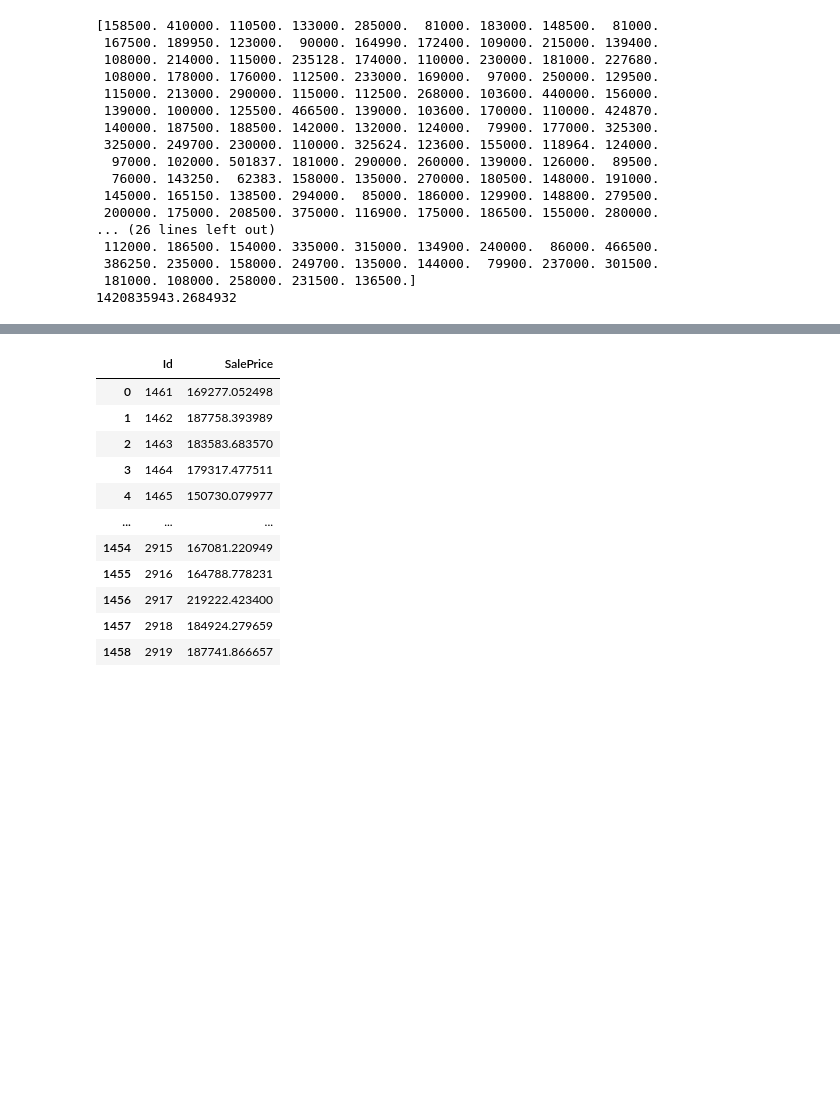
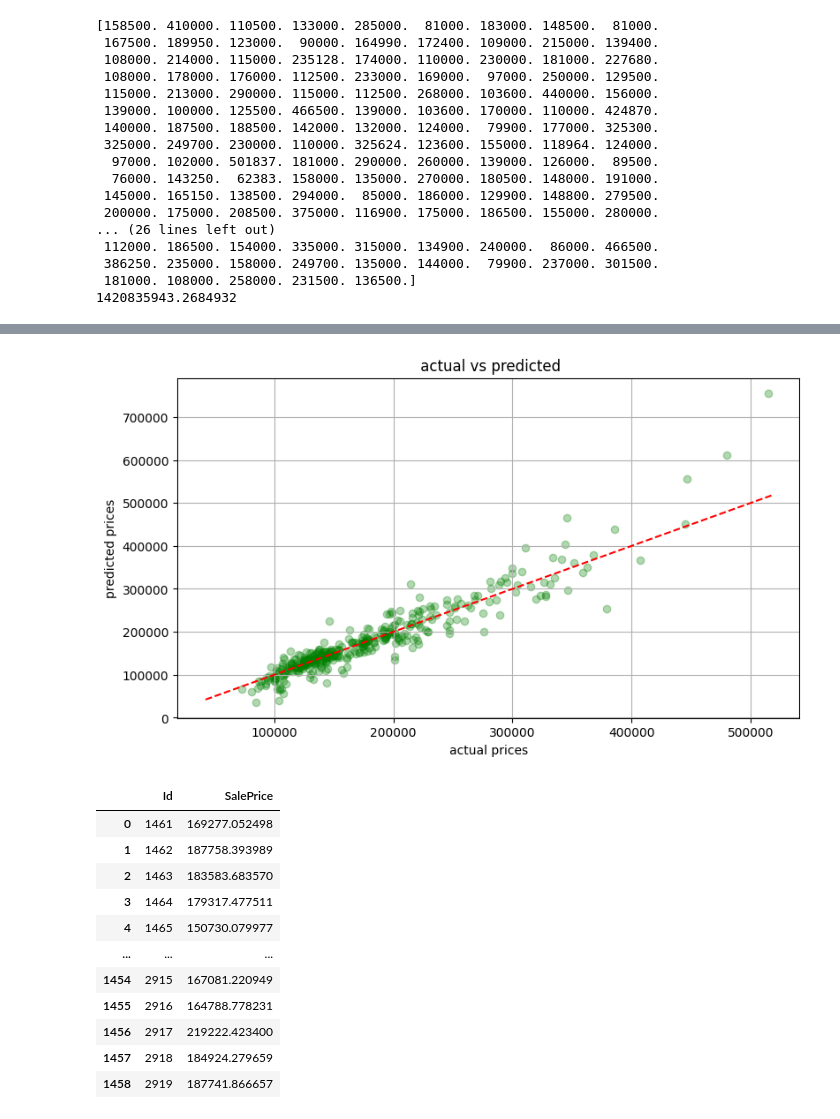
Before and after one commit to nisaral/ML_practiceground, a Jupyter notebook: house-price-prediction.ipynb, the cells around one changed output, grey strips where cells are left out. Drawn from its saved outputs; the diff is of its cells as text; code cells hidden in the pictures; blank space fills up the shorter version.

```diff
--- a/house-price-prediction.ipynb
+++ b/house-price-prediction.ipynb
@@ -236,7 +410,7 @@ print(train_pred)
 # %%
 model2=RandomForestRegressor(random_state=42,n_estimators=10,max_depth=20,max_features=0.25,)
 model2.fit(train_inputs,train_targets)
-trainDT_pred=model2.predict(test_inputs)
+trainDT_pred=model2.predict(val_inputs)
 ##mse_DT=mean_squared_error(trainDT_pred,val_targets)
 print(trainDT_pred)
 ##print(mse_DT)
@@ -254,3 +484,15 @@ array([126475.139278  , 157110.10476188, 179691.7017394 , ...,
+# %%
+
+plt.figure(figsize=(20,5))
+plt.subplot(1,2,1)
+plt.scatter(trainDT_pred,val_targets,alpha=0.3,color='green')
+plt.plot([y1.min(),y1.max()],[y1.min(),y1.max()],'r--')
+plt.xlabel('actual prices')
+plt.ylabel('predicted prices')
+plt.title(' actual vs predicted')
+plt.grid(True)
+# %% [output]
+[figure, added]
 # %%
 submission_df=pd.read_csv('/kaggle/input/house-prices-advanced-regression-techniques/sample_submission.csv')
 submission_df
```
Also changed, not shown: parts of 31 cells of this notebook.
